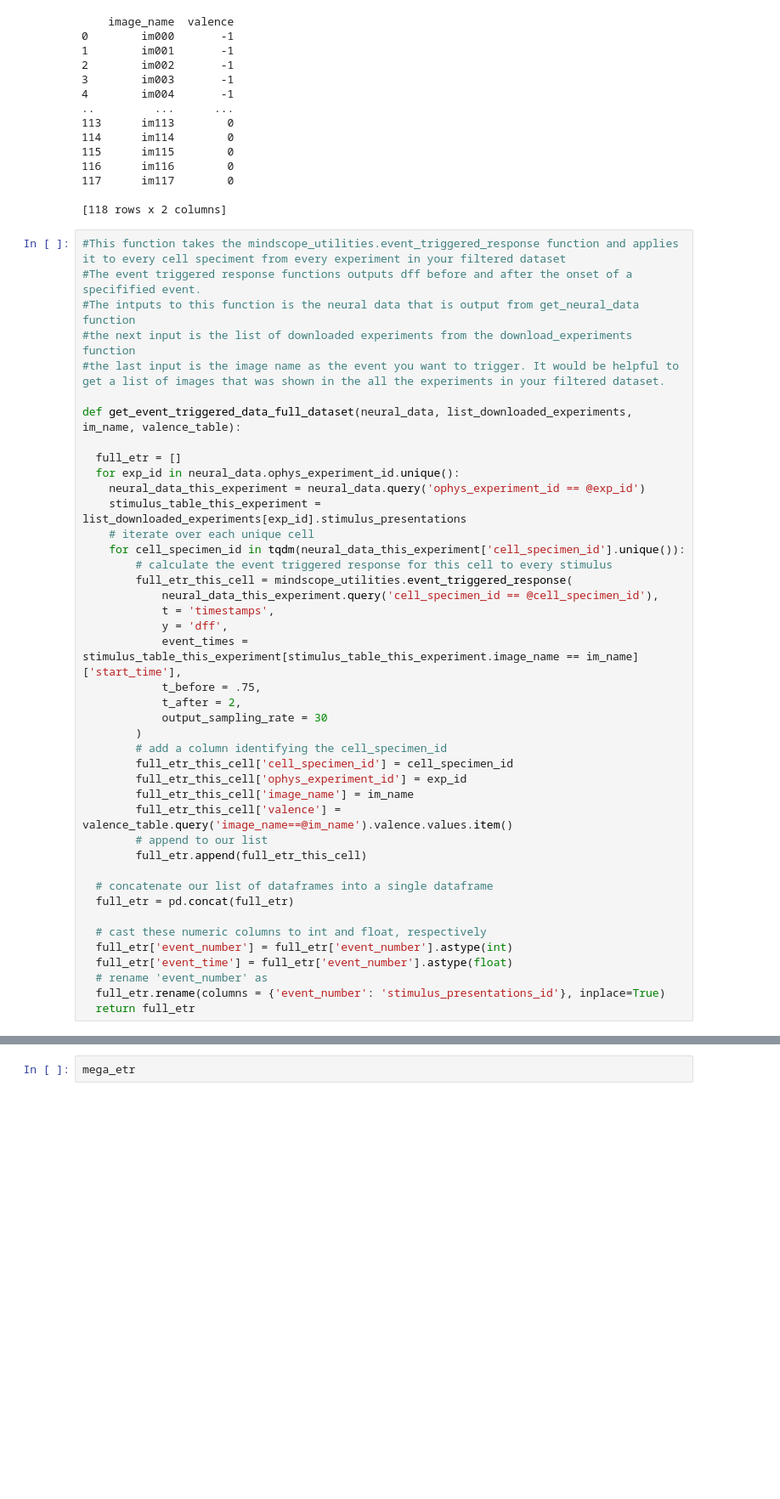
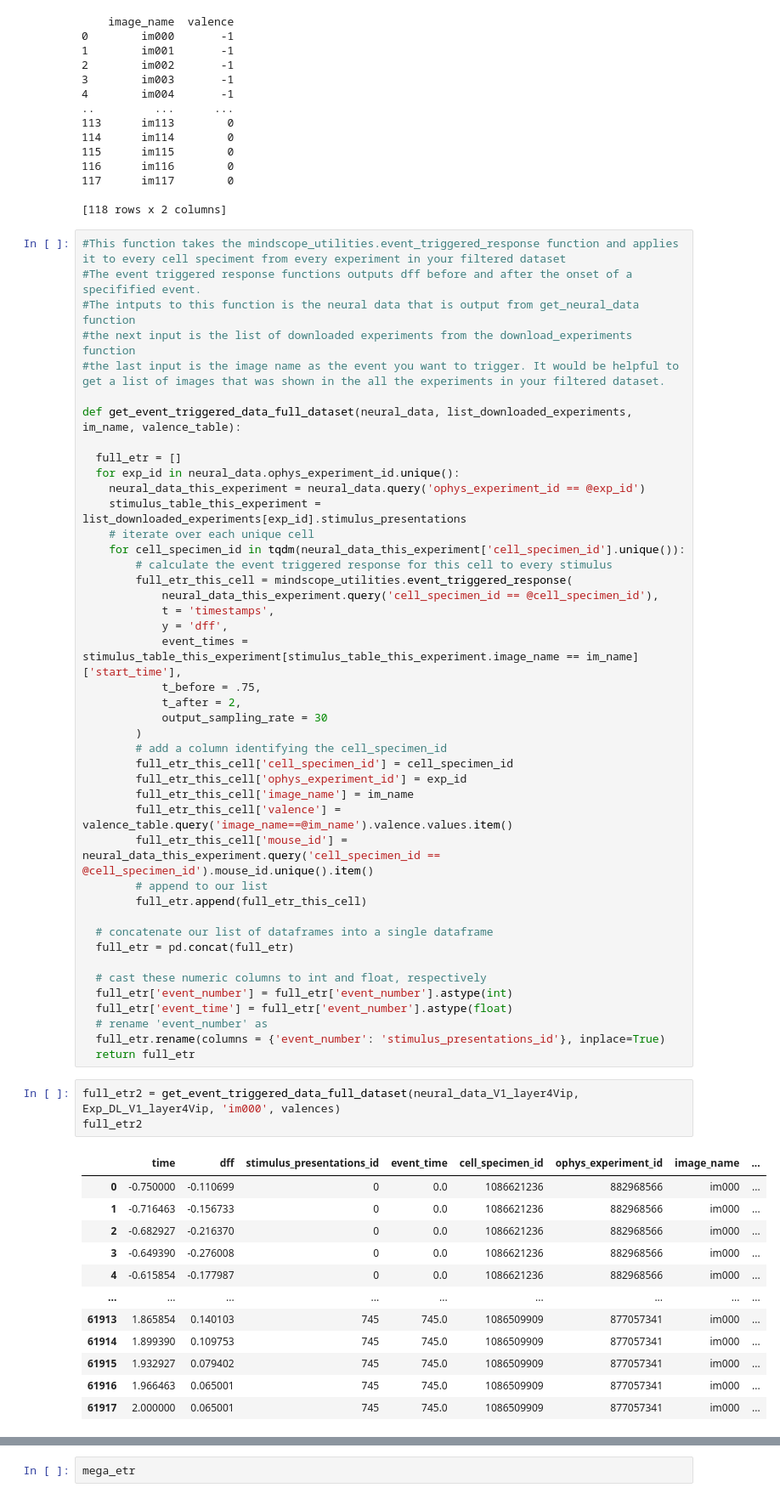
Before and after one commit to Eviatar/Neuromatch-Academy, a Jupyter notebook: larger_Allen_dataset.ipynb, the cells around one changed output, grey strips where cells are left out. Shown: that part at 85% size. Saved outputs shown, nothing was run; the diff lists cells and outputs as text; blank space fills up the shorter version.

```diff
--- a/larger_Allen_dataset.ipynb
+++ b/larger_Allen_dataset.ipynb
@@ -259,6 +260,7 @@ def get_event_triggered_data_full_dataset(neural_data, list_downloaded_experimen
         full_etr_this_cell['ophys_experiment_id'] = exp_id
         full_etr_this_cell['image_name'] = im_name
         full_etr_this_cell['valence'] = valence_table.query('image_name==@im_name').valence.values.item()
+        full_etr_this_cell['mouse_id'] = neural_data_this_experiment.query('cell_specimen_id == @cell_specimen_id').mouse_id.unique().item()
         # append to our list
         full_etr.append(full_etr_this_cell)
 
@@ -271,3 +273,19 @@ def get_event_triggered_data_full_dataset(neural_data, list_downloaded_experimen
   # rename 'event_number' as
   full_etr.rename(columns = {'event_number': 'stimulus_presentations_id'}, inplace=True)
   return full_etr
+# %%
+full_etr2 = get_event_triggered_data_full_dataset(neural_data_V1_layer4Vip, Exp_DL_V1_layer4Vip, 'im000', valences)
+full_etr2
+# %% [output]
+|  | time | dff | stimulus_presentations_id | event_time | cell_specimen_id | ophys_experiment_id | image_name | ... |
+| 0 | -0.750000 | -0.110699 | 0 | 0.0 | 1086621236 | 882968566 | im000 | ... |
+| 1 | -0.716463 | -0.156733 | 0 | 0.0 | 1086621236 | 882968566 | im000 | ... |
+| 2 | -0.682927 | -0.216370 | 0 | 0.0 | 1086621236 | 882968566 | im000 | ... |
+| 3 | -0.649390 | -0.276008 | 0 | 0.0 | 1086621236 | 882968566 | im000 | ... |
+| 4 | -0.615854 | -0.177987 | 0 | 0.0 | 1086621236 | 882968566 | im000 | ... |
+| ... | ... | ... | ... | ... | ... | ... | ... | ... |
+| 61913 | 1.865854 | 0.140103 | 745 | 745.0 | 1086509909 | 877057341 | im000 | ... |
+| 61914 | 1.899390 | 0.109753 | 745 | 745.0 | 1086509909 | 877057341 | im000 | ... |
+| 61915 | 1.932927 | 0.079402 | 745 | 745.0 | 1086509909 | 877057341 | im000 | ... |
+| 61916 | 1.966463 | 0.065001 | 745 | 745.0 | 1086509909 | 877057341 | im000 | ... |
+| 61917 | 2.000000 | 0.065001 | 745 | 745.0 | 1086509909 | 877057341 | im000 | ... |
```
Also changed, not shown: parts of 2 cells of this notebook.
